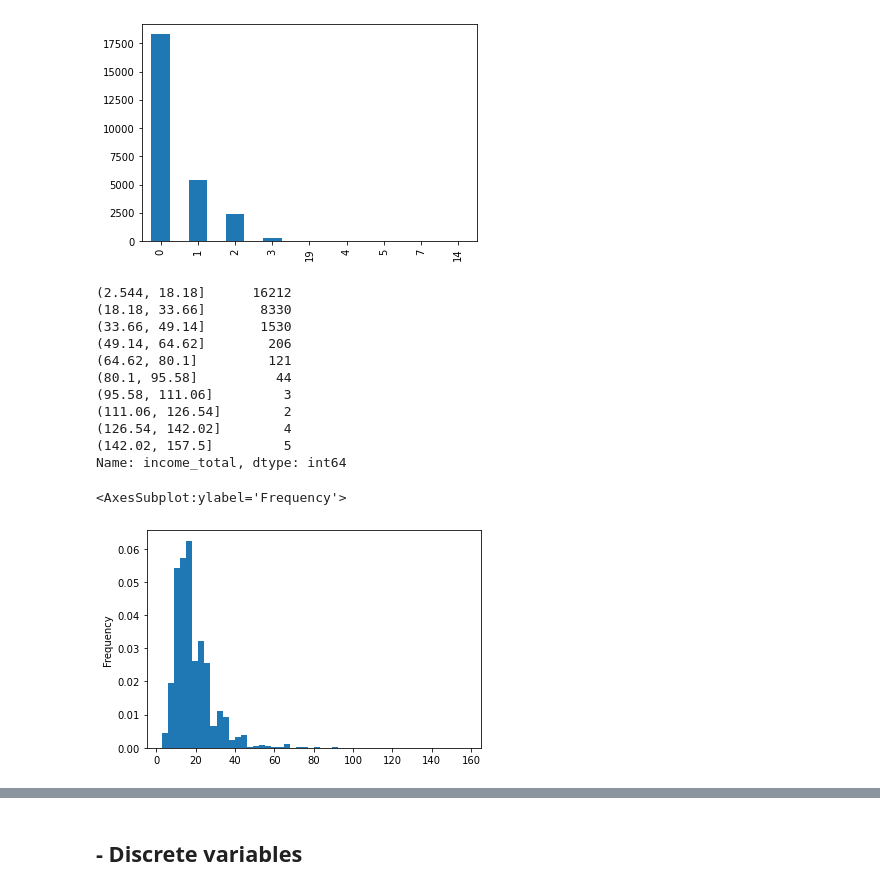
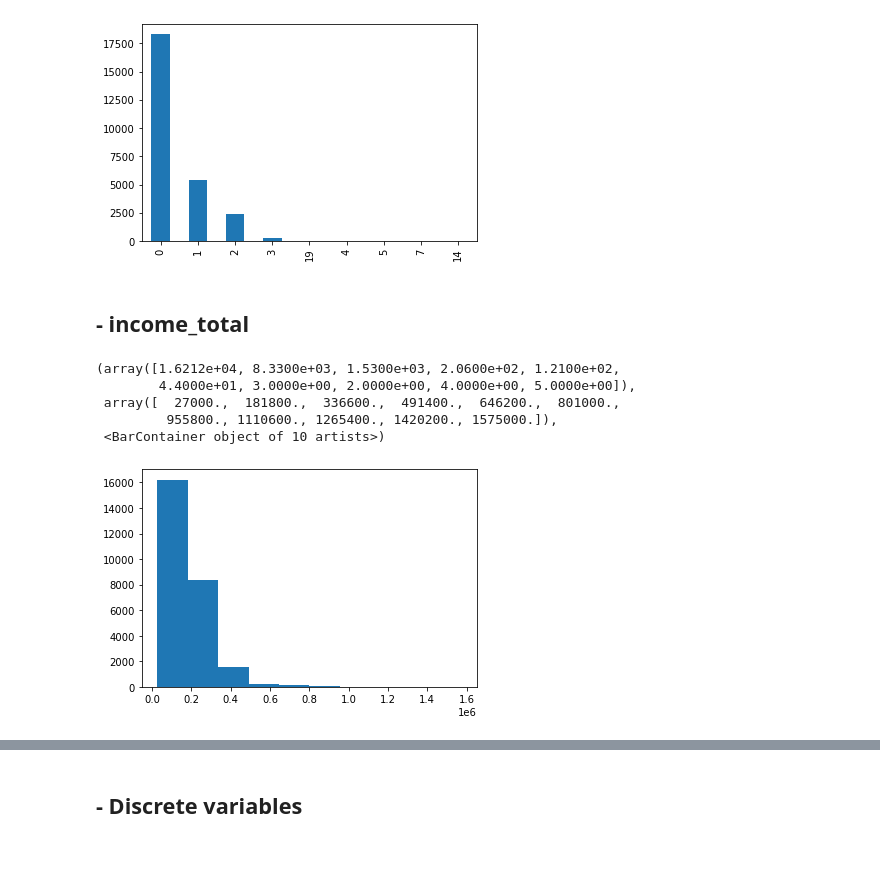
Before and after one commit to JxxHxxx/Ubion-CreditCardUserPrediction, a Jupyter notebook: Code/JH_EDA_preprocessing.ipynb, the cells around one changed output, grey strips where cells are left out. Drawn from its saved outputs; the diff is of its cells as text; code cells hidden in the pictures; blank space fills up the shorter version.

```diff
--- a/Code/JH_EDA_preprocessing.ipynb
+++ b/Code/JH_EDA_preprocessing.ipynb
@@ -223,21 +176,0 @@ for dataset in train_and_test:
-# %%
-for dataset in train_and_test:
-    dataset['income_total'] = dataset['income_total'].astype(object)
-    dataset['income_total'] = dataset['income_total']/10000
-
-print(train['income_total'].value_counts(bins = 10, sort = False))
-train['income_total'].plot(kind = 'hist', bins = 50, density = True)
-# %% [output]
-(2.544, 18.18]      16212
-(18.18, 33.66]       8330
-(33.66, 49.14]       1530
-(49.14, 64.62]        206
-(64.62, 80.1]         121
-(80.1, 95.58]          44
-(95.58, 111.06]         3
-(111.06, 126.54]        2
-(126.54, 142.02]        4
-(142.02, 157.5]         5
-Name: income_total, dtype: int64
-<AxesSubplot:ylabel='Frequency'>
-[figure, removed]
@@ -249,0 +177,11 @@ for dataset in train_and_test:
+# %% [markdown]
+## - income_total
+# %%
+plt.hist(train['income_total'])
+# %% [output]
+(array([1.6212e+04, 8.3300e+03, 1.5300e+03, 2.0600e+02, 1.2100e+02,
+        4.4000e+01, 3.0000e+00, 2.0000e+00, 4.0000e+00, 5.0000e+00]),
+ array([  27000.,  181800.,  336600.,  491400.,  646200.,  801000.,
+         955800., 1110600., 1265400., 1420200., 1575000.]),
+ <BarContainer object of 10 artists>)
+[figure, added]
```
Also changed, not shown: parts of 80 cells of this notebook.
